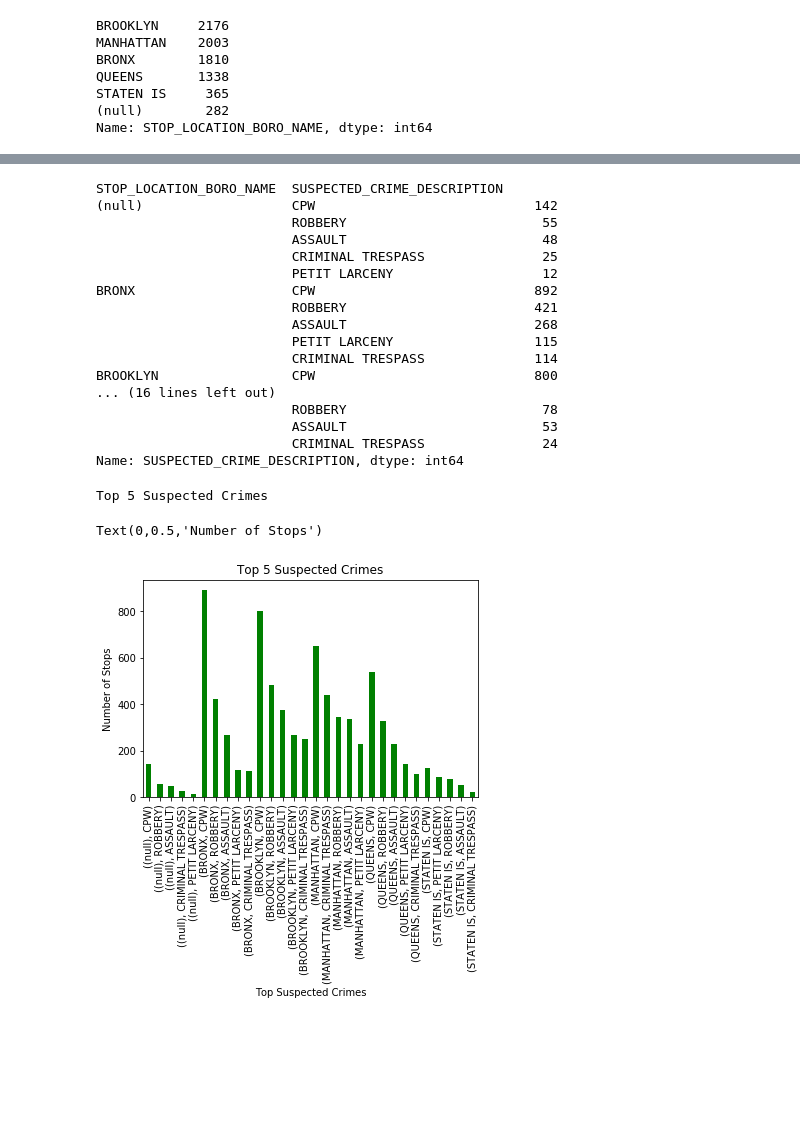
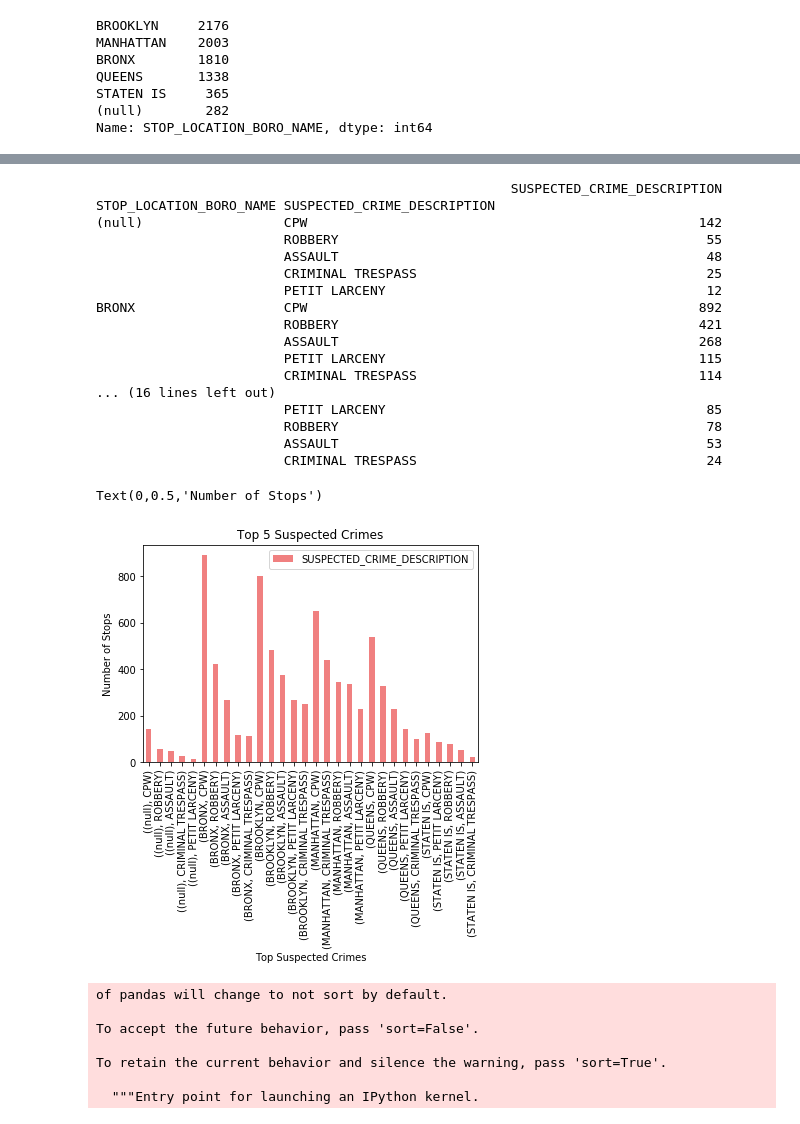
Before and after one commit to rachaelcamick/groupproject_sqf, a Jupyter notebook: Top 5 Suspected Crimes BAR.ipynb, the cells around one changed output, grey strips where cells are left out. Cells and saved outputs as stored; diff of their text form; code cells hidden in the pictures; blank space fills up the shorter version.

```diff
--- a/Top 5 Suspected Crimes BAR.ipynb
+++ b/Top 5 Suspected Crimes BAR.ipynb
@@ -124,34 +71,31 @@ by_boro = reduced_more_crime_and_location.groupby(['STOP_LOCATION_BORO_NAME'])
 # %%
 #reduced_more.plot(x = "STOP_LOCATION_BORO_NAME" , y = "SUSPECTED_CRIME_DESCRIPTION", kind = "bar")
 # %%
-crime = by_boro["SUSPECTED_CRIME_DESCRIPTION"].value_counts()
+crime = pd.DataFrame(by_boro["SUSPECTED_CRIME_DESCRIPTION"].value_counts())
 print(crime)
 # %% [output]
-STOP_LOCATION_BORO_NAME  SUSPECTED_CRIME_DESCRIPTION
-(null)                   CPW                            142
-                         ROBBERY                         55
-                         ASSAULT                         48
-                         CRIMINAL TRESPASS               25
-                         PETIT LARCENY                   12
-BRONX                    CPW                            892
-                         ROBBERY                        421
-                         ASSAULT                        268
-                         PETIT LARCENY                  115
-                         CRIMINAL TRESPASS              114
-BROOKLYN                 CPW                            800
+                                                     SUSPECTED_CRIME_DESCRIPTION
+STOP_LOCATION_BORO_NAME SUSPECTED_CRIME_DESCRIPTION
+(null)                  CPW                                                  142
+                        ROBBERY                                               55
+                        ASSAULT                                               48
+                        CRIMINAL TRESPASS                                     25
+                        PETIT LARCENY                                         12
+BRONX                   CPW                                                  892
+                        ROBBERY                                              421
+                        ASSAULT                                              268
+                        PETIT LARCENY                                        115
+                        CRIMINAL TRESPASS                                    114
 ... (16 lines left out)
-                         ROBBERY                         78
-                         ASSAULT                         53
-                         CRIMINAL TRESPASS               24
-Name: SUSPECTED_CRIME_DESCRIPTION, dtype: int64
+                        PETIT LARCENY                                         85
+                        ROBBERY                                               78
+                        ASSAULT                                               53
+                        CRIMINAL TRESPASS                                     24
 # %%
-
-print(title)
-crime.plot(kind = "bar", color = 'g')
+crime.plot(kind = "bar", colors = ["lightcoral", "gold", "palegreen", "lightskyblue", "violet"])
 plt.title("Top 5 Suspected Crimes")
 plt.xlabel("Top Suspected Crimes")
 plt.ylabel("Number of Stops")
 # %% [output]
-Top 5 Suspected Crimes
+Text(0,0.5,'Number of Stops')
-Text(0,0.5,'Number of Stops')
-[figure, old version]
+[figure, new version]
@@ -168,0 +117,13 @@ Text(0,0.5,'Number of Stops')
+# %%
+suspected_df = pd.concat([cpw, robbery, assault, criminal_trespass, petit], axis=1)
+
+#day_df = day_df.reset_index()
+suspected_df.columns = ['CPW', 'Robbery', 'Assault', 'Criminal Trespass', 'Petty Larcany']
+# %% [output]
+of pandas will change to not sort by default.
+
+To accept the future behavior, pass 'sort=False'.
+
+To retain the current behavior and silence the warning, pass 'sort=True'.
+
+  """Entry point for launching an IPython kernel.
```
Also changed, not shown: parts of 17 cells of this notebook.
